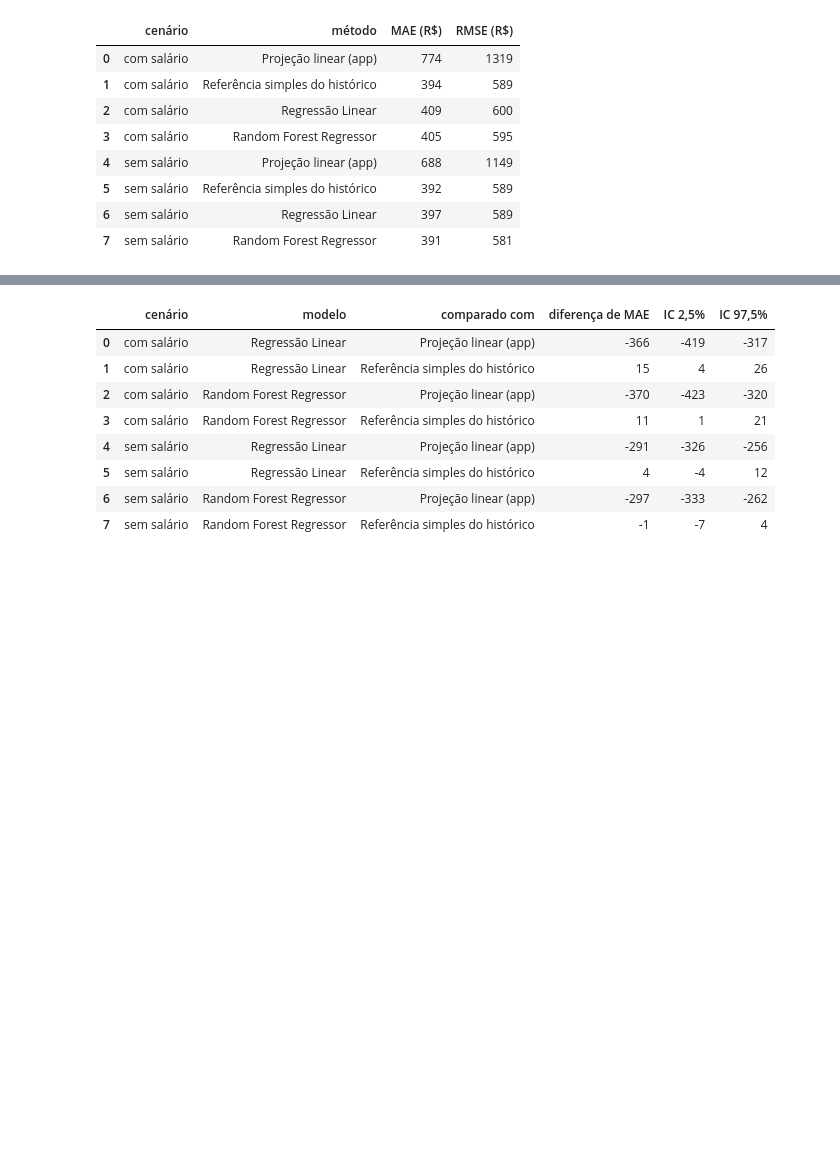
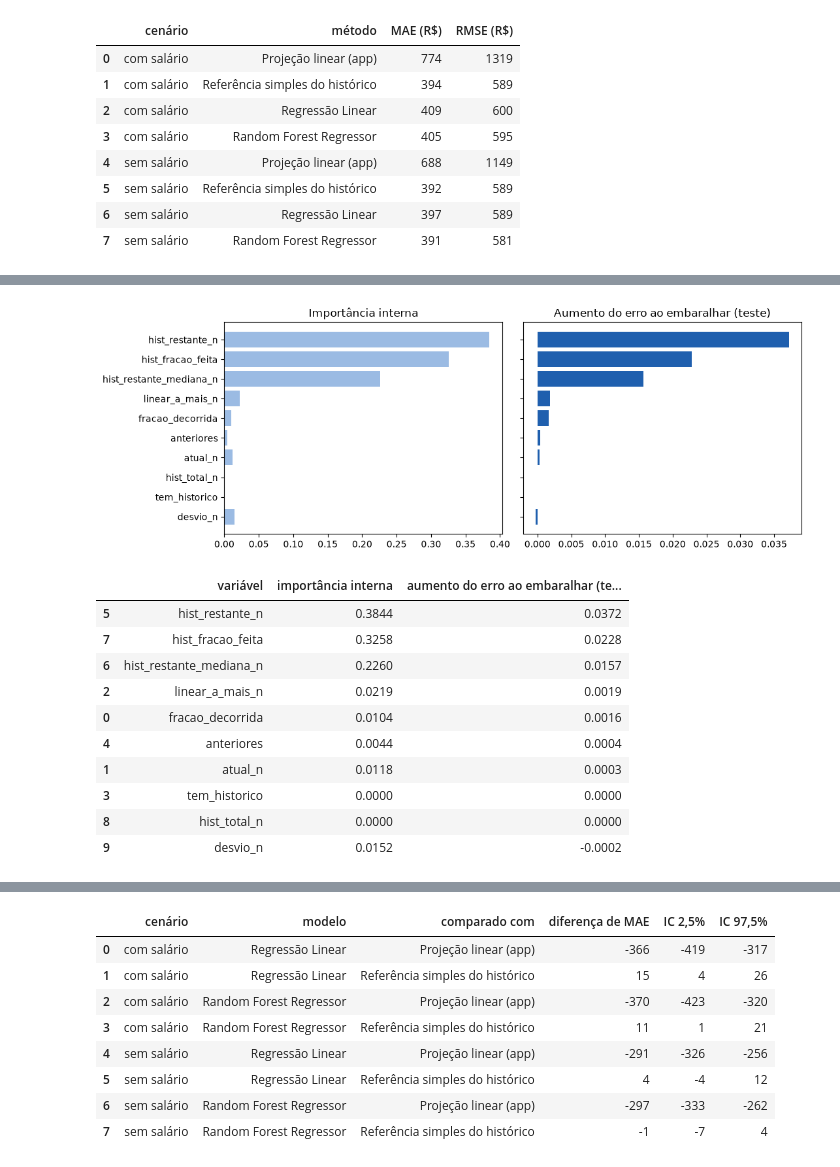
Before and after one commit to IgorSantFerreira/fatura-cartao, a Jupyter notebook: notebooks/previsao_gastos.ipynb, the cells around one changed output, grey strips where cells are left out. Saved outputs shown, nothing was run; the diff lists cells and outputs as text; code cells hidden in the pictures; blank space fills up the shorter version.

```diff
--- a/notebooks/previsao_gastos.ipynb
+++ b/notebooks/previsao_gastos.ipynb
@@ -483,0 +627,41 @@ df_final
+# %%
+from sklearn.inspection import permutation_importance
+
+floresta_final = pv.treinar(pv.retratos_de_treino(df_treino, passo_escolhido, historico_minimo), pv.FLORESTA, folhas_escolhidas)
+amostra_teste = avaliado_com.sample(n=min(4000, len(avaliado_com)), random_state=0)
+permutacao = permutation_importance(
+      floresta_final
+    , amostra_teste[pv.ATRIBUTOS]
+    , amostra_teste['alvo_n']
+    , scoring='neg_mean_absolute_error'
+    , n_repeats=5
+    , random_state=0
+    , n_jobs=1
+)
+df_importancia = pd.DataFrame({
+      'variável': pv.ATRIBUTOS
+    , 'importância interna': floresta_final.feature_importances_
+    , 'aumento do erro ao embaralhar (teste)': permutacao.importances_mean
+}).sort_values('aumento do erro ao embaralhar (teste)', ascending=True)
+
+figura, eixos = plt.subplots(1, 2, figsize=(11, 4), sharey=True)
+eixos[0].barh(df_importancia['variável'], df_importancia['importância interna'], color='#9bbbe3')
+eixos[0].set_title('Importância interna')
+eixos[1].barh(df_importancia['variável'], df_importancia['aumento do erro ao embaralhar (teste)'], color='#1f5fae')
+eixos[1].set_title('Aumento do erro ao embaralhar (teste)')
+plt.tight_layout()
+plt.show()
+df_importancia.sort_values('aumento do erro ao embaralhar (teste)', ascending=False).round(4)
+# %% [output]
+[figure, added]
+|  | variável | importância interna | aumento do erro ao embaralhar (te... |
+| 5 | hist_restante_n | 0.3844 | 0.0372 |
+| 7 | hist_fracao_feita | 0.3258 | 0.0228 |
+| 6 | hist_restante_mediana_n | 0.2260 | 0.0157 |
+| 2 | linear_a_mais_n | 0.0219 | 0.0019 |
+| 0 | fracao_decorrida | 0.0104 | 0.0016 |
+| 4 | anteriores | 0.0044 | 0.0004 |
+| 1 | atual_n | 0.0118 | 0.0003 |
+| 3 | tem_historico | 0.0000 | 0.0000 |
+| 8 | hist_total_n | 0.0000 | 0.0000 |
+| 9 | desvio_n | 0.0152 | -0.0002 |
```
Also changed, not shown: parts of 21 cells of this notebook, 6 other files.
